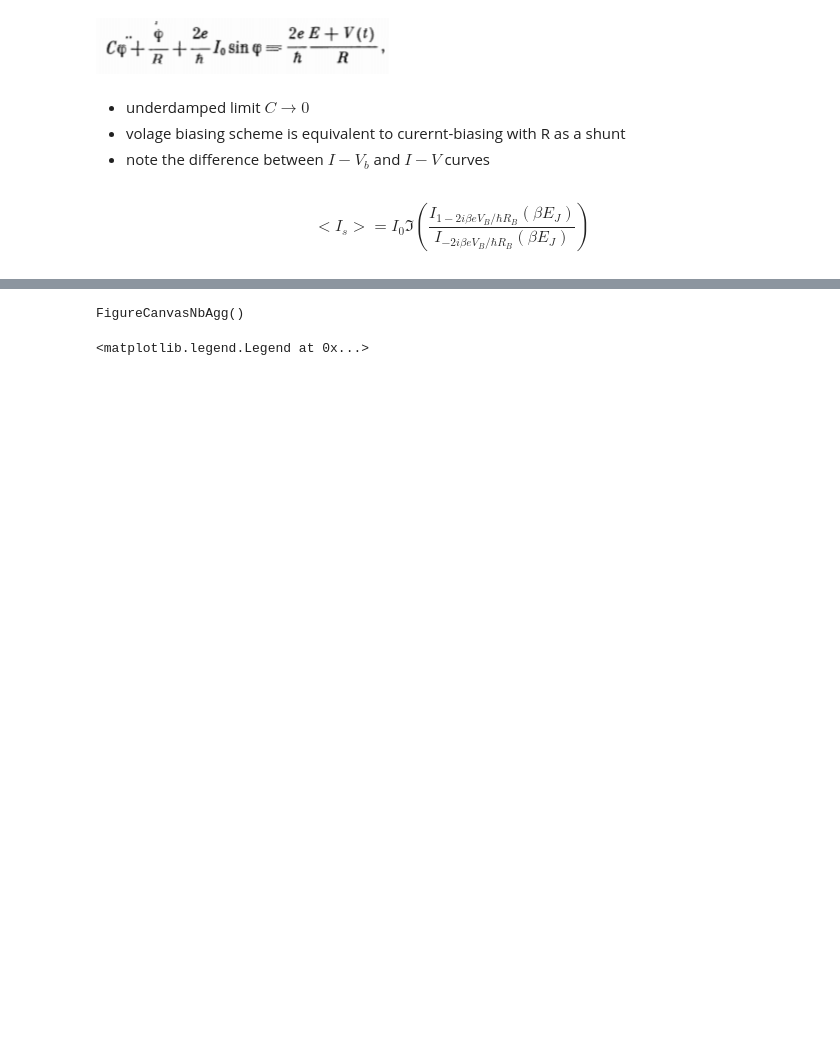
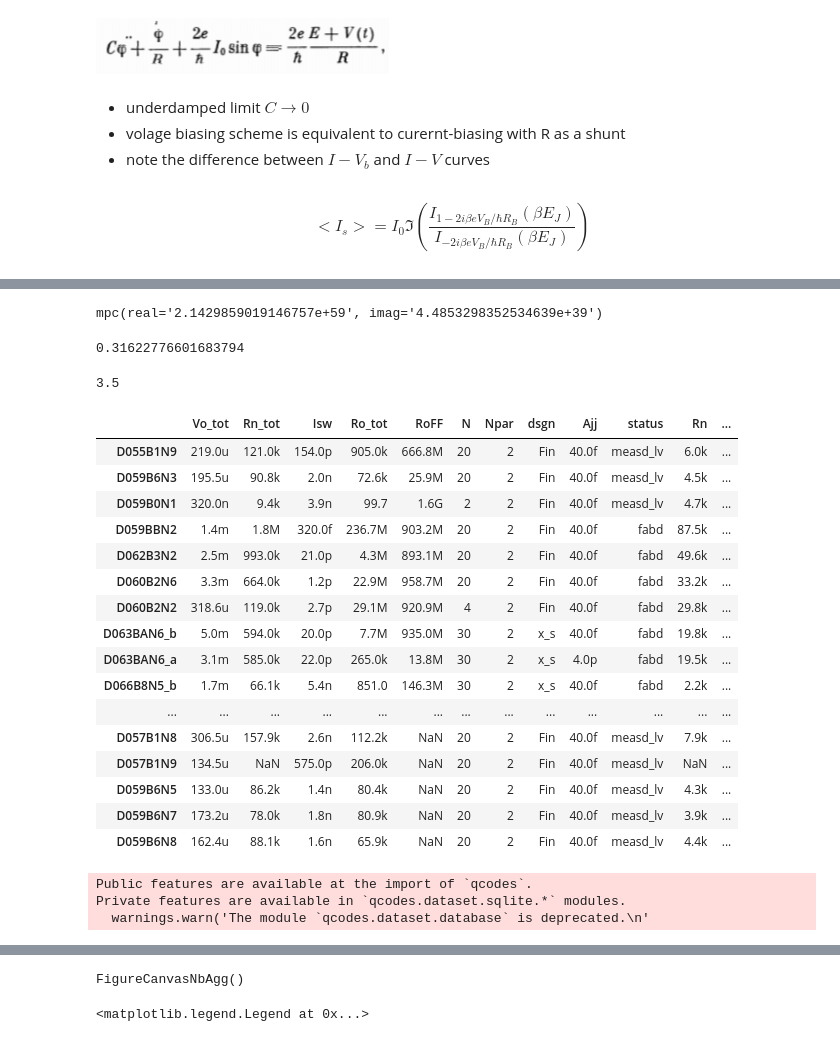
Before and after one commit to 4mokie/JJ_arrays, a Jupyter notebook: Theory notes.ipynb, the cells around one changed output, grey strips where cells are left out. Drawn from its saved outputs; the diff is of its cells as text; code cells hidden in the pictures; blank space fills up the shorter version.

```diff
--- a/Theory notes.ipynb
+++ b/Theory notes.ipynb
@@ -116,0 +205,12 @@ FigureCanvasNbAgg()
+# %%
+Iν(1j, 7/0.05)
+# %% [output]
+mpc(real='2.1429859019146757e+59', imag='4.4853298352534639e+39')
+# %%
+np.sqrt(2*2.5*.02)
+# %% [output]
+0.31622776601683794
+# %%
+7/20*10
+# %% [output]
+3.5
@@ -116,0 +256,40 @@ FigureCanvasNbAgg()
+# %%
+ft = pd.read_excel("chain table.xlsx", index_col = 0)
+
+ft
+# %% [output]
+|  | Vo_tot | Rn_tot | Isw | Ro_tot | RoFF | N | Npar | dsgn | Ajj | status | Rn | ... |
+| D055B1N9 | 219.0u | 121.0k | 154.0p | 905.0k | 666.8M | 20 | 2 | Fin | 40.0f | measd_lv | 6.0k | ... |
+| D059B6N3 | 195.5u | 90.8k | 2.0n | 72.6k | 25.9M | 20 | 2 | Fin | 40.0f | measd_lv | 4.5k | ... |
+| D059B0N1 | 320.0n | 9.4k | 3.9n | 99.7 | 1.6G | 2 | 2 | Fin | 40.0f | measd_lv | 4.7k | ... |
+| D059BBN2 | 1.4m | 1.8M | 320.0f | 236.7M | 903.2M | 20 | 2 | Fin | 40.0f | fabd | 87.5k | ... |
+| D062B3N2 | 2.5m | 993.0k | 21.0p | 4.3M | 893.1M | 20 | 2 | Fin | 40.0f | fabd | 49.6k | ... |
+| D060B2N6 | 3.3m | 664.0k | 1.2p | 22.9M | 958.7M | 20 | 2 | Fin | 40.0f | fabd | 33.2k | ... |
+| D060B2N2 | 318.6u | 119.0k | 2.7p | 29.1M | 920.9M | 4 | 2 | Fin | 40.0f | fabd | 29.8k | ... |
+| D063BAN6_b | 5.0m | 594.0k | 20.0p | 7.7M | 935.0M | 30 | 2 | x_s | 40.0f | fabd | 19.8k | ... |
+| D063BAN6_a | 3.1m | 585.0k | 22.0p | 265.0k | 13.8M | 30 | 2 | x_s | 4.0p | fabd | 19.5k | ... |
+| D066B8N5_b | 1.7m | 66.1k | 5.4n | 851.0 | 146.3M | 30 | 2 | x_s | 40.0f | fabd | 2.2k | ... |
+| ... | ... | ... | ... | ... | ... | ... | ... | ... | ... | ... | ... | ... |
+| D057B1N8 | 306.5u | 157.9k | 2.6n | 112.2k | NaN | 20 | 2 | Fin | 40.0f | measd_lv | 7.9k | ... |
+| D057B1N9 | 134.5u | NaN | 575.0p | 206.0k | NaN | 20 | 2 | Fin | 40.0f | measd_lv | NaN | ... |
+| D059B6N5 | 133.0u | 86.2k | 1.4n | 80.4k | NaN | 20 | 2 | Fin | 40.0f | measd_lv | 4.3k | ... |
+| D059B6N7 | 173.2u | 78.0k | 1.8n | 80.9k | NaN | 20 | 2 | Fin | 40.0f | measd_lv | 3.9k | ... |
+| D059B6N8 | 162.4u | 88.1k | 1.6n | 65.9k | NaN | 20 | 2 | Fin | 40.0f | measd_lv | 4.4k | ... |
+# %%
+import sys
+sys.path.append('..\measDC\_jjtools')
+
+# from Exps import *
+
+from JJ_data_processing import read_opj_data, pbi, bpbi, show_df, update_df
+from JJ_data_processing import xy_by_id,extract_Isw_R0_by_id
+
+
+from JJformulas import *
+from meas_util import *
+
+from JJmeasurement import *
+# %% [output]
+Public features are available at the import of `qcodes`.
+Private features are available in `qcodes.dataset.sqlite.*` modules.
+  warnings.warn('The module `qcodes.dataset.database` is deprecated.\n'
```
Also changed, not shown: parts of 19 cells of this notebook, 5 other files.
